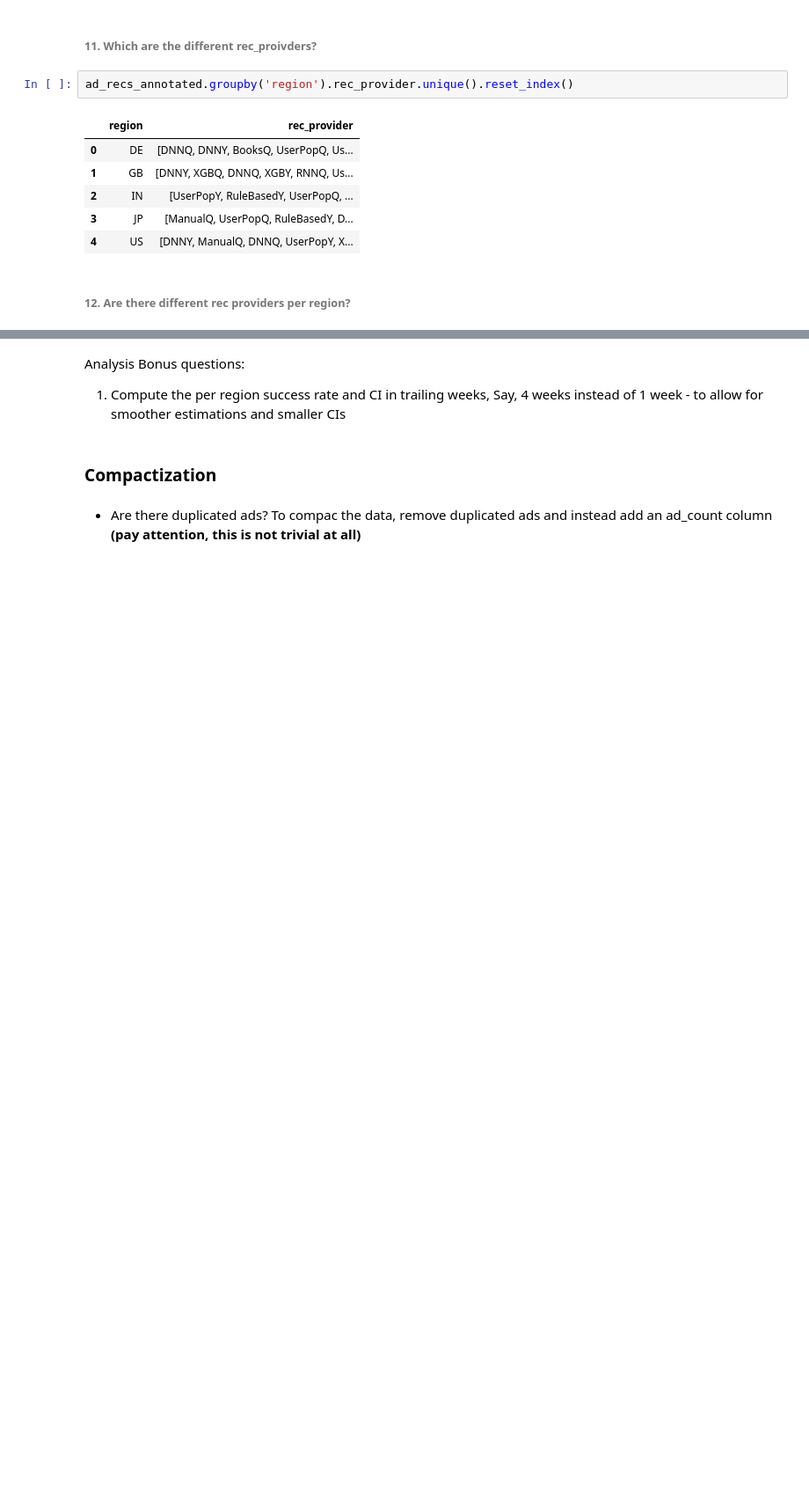
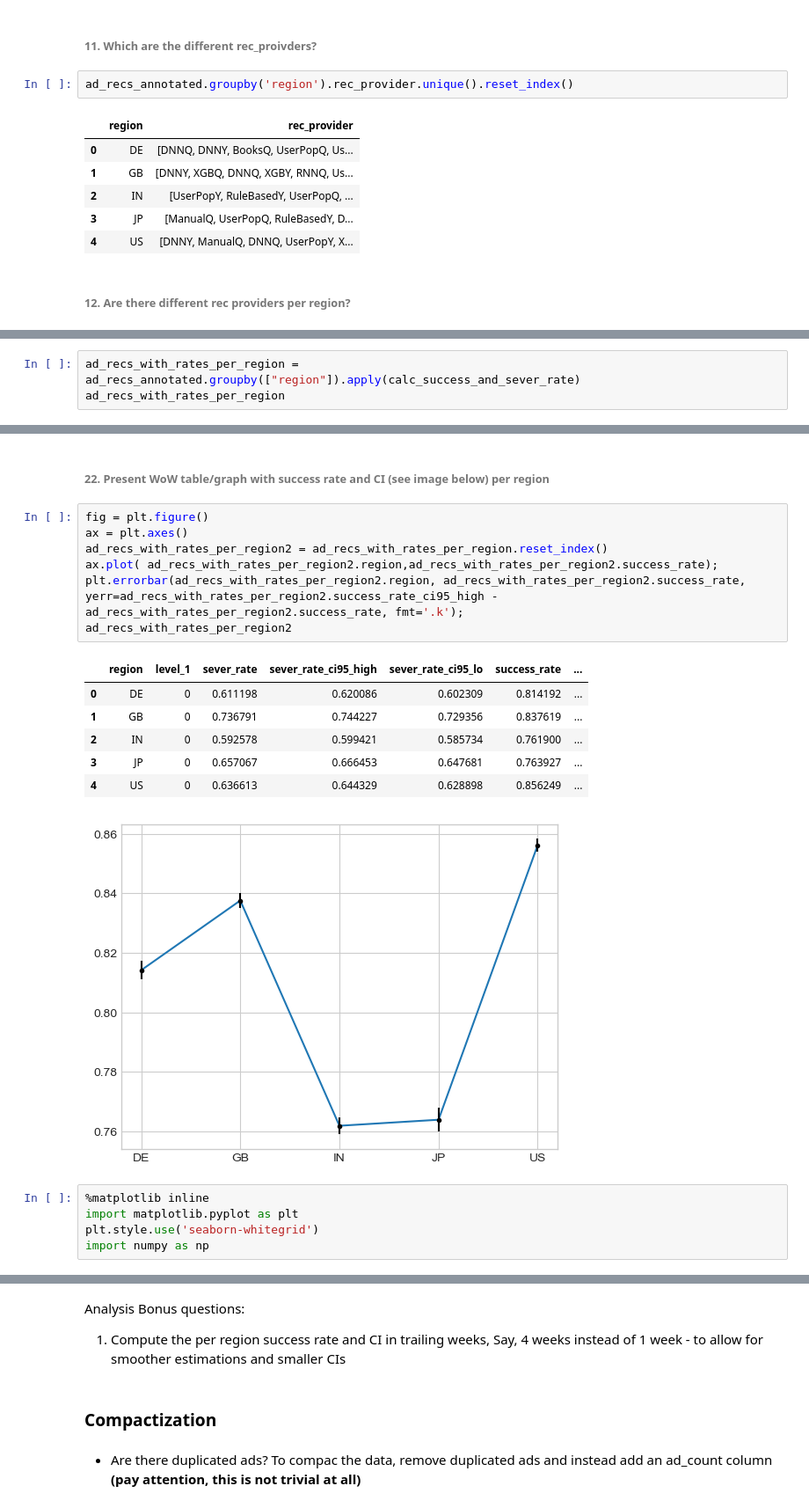
Before and after one commit to Agols/tsdc_course, a Jupyter notebook: Data analysis - Final assignment.ipynb, the cells around one changed output, grey strips where cells are left out. Shown at 88% size. Cells and saved outputs as stored; diff of their text form; blank space fills up the shorter version.

```diff
--- a/Data analysis - Final assignment.ipynb
+++ b/Data analysis - Final assignment.ipynb
@@ -502,0 +668,3 @@ for i in range(by_providers.shape[0]):
+# %%
+ad_recs_with_rates_per_region = ad_recs_annotated.groupby(["region"]).apply(calc_success_and_sever_rate)
+ad_recs_with_rates_per_region
@@ -502,0 +755,22 @@ for i in range(by_providers.shape[0]):
+# %% [markdown]
+###### 22.  Present WoW table/graph with success rate and CI (see image below) per region
+# %%
+fig = plt.figure()
+ax = plt.axes()
+ad_recs_with_rates_per_region2 = ad_recs_with_rates_per_region.reset_index()
+ax.plot( ad_recs_with_rates_per_region2.region,ad_recs_with_rates_per_region2.success_rate);
+plt.errorbar(ad_recs_with_rates_per_region2.region, ad_recs_with_rates_per_region2.success_rate, yerr=ad_recs_with_rates_per_region2.success_rate_ci95_high - ad_recs_with_rates_per_region2.success_rate, fmt='.k');
+ad_recs_with_rates_per_region2
+# %% [output]
+|  | region | level_1 | sever_rate | sever_rate_ci95_high | sever_rate_ci95_lo | success_rate | ... |
+| 0 | DE | 0 | 0.611198 | 0.620086 | 0.602309 | 0.814192 | ... |
+| 1 | GB | 0 | 0.736791 | 0.744227 | 0.729356 | 0.837619 | ... |
+| 2 | IN | 0 | 0.592578 | 0.599421 | 0.585734 | 0.761900 | ... |
+| 3 | JP | 0 | 0.657067 | 0.666453 | 0.647681 | 0.763927 | ... |
+| 4 | US | 0 | 0.636613 | 0.644329 | 0.628898 | 0.856249 | ... |
+[figure, added]
+# %%
+%matplotlib inline
+import matplotlib.pyplot as plt
+plt.style.use('seaborn-whitegrid')
+import numpy as np
```
Also changed, not shown: parts of 36 cells of this notebook.
